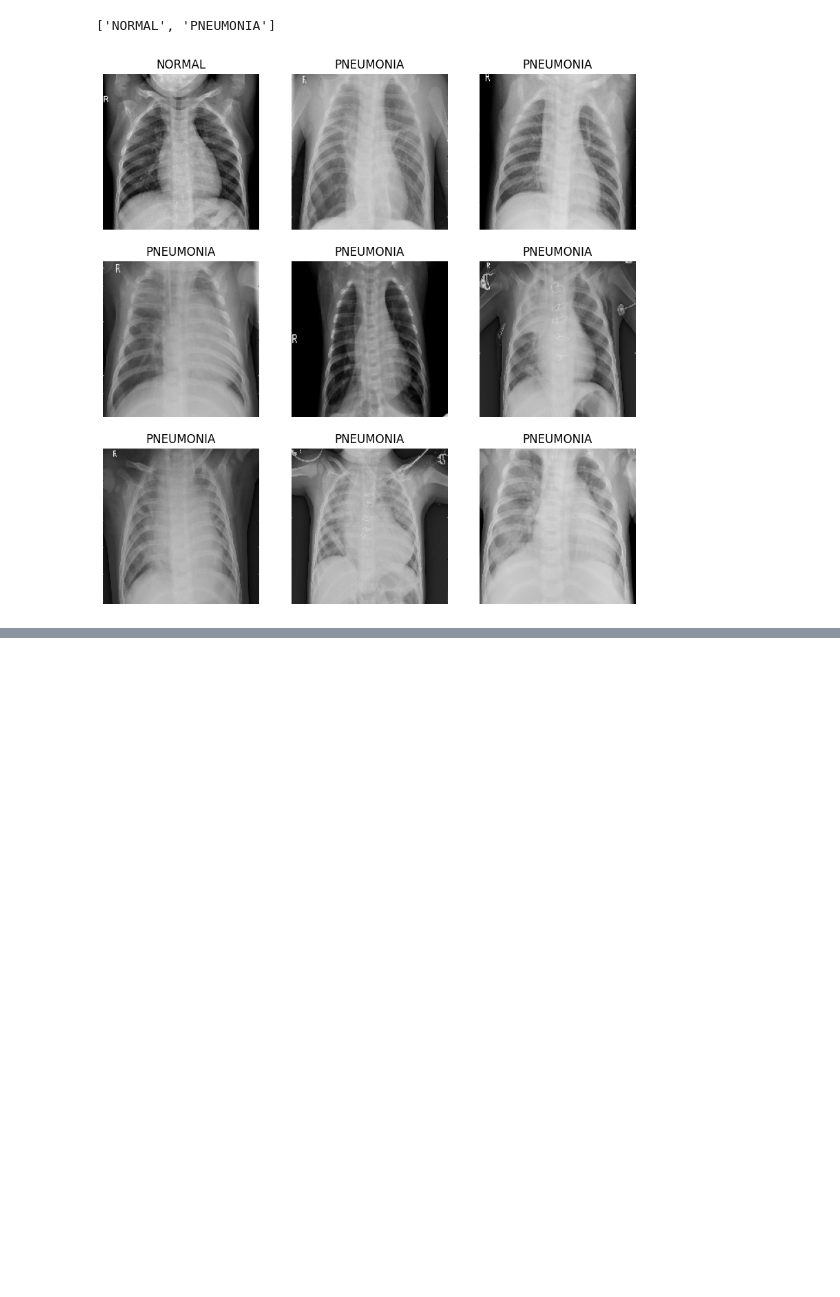
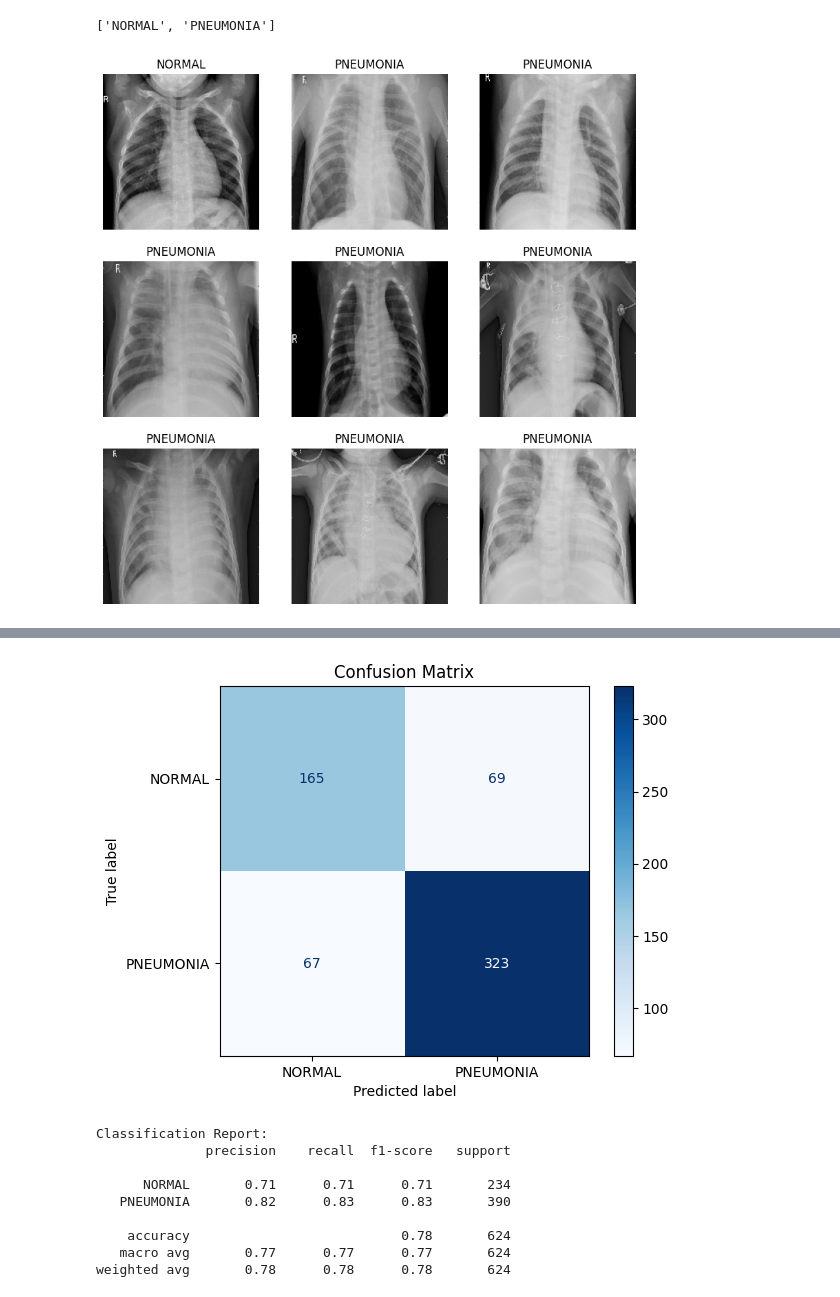
Before and after one commit to elfergl/Sboard, a Jupyter notebook: notebooks/chest_xray.ipynb, the cells around one changed output, grey strips where cells are left out. Drawn from its saved outputs; the diff is of its cells as text; code cells hidden in the pictures; blank space fills up the shorter version.

```diff
--- a/notebooks/chest_xray.ipynb
+++ b/notebooks/chest_xray.ipynb
@@ -182,0 +172,9 @@ Epoch 3/3
+# %%
+data_dir_test = "/content/data/chest_xray/chest_xray/test"
+test_ds = tf.keras.preprocessing.image_dataset_from_directory(
+    data_dir_test,
+    seed=123,
+    image_size=(img_height, img_width),
+    batch_size=batch_size)
+
+model.evaluate(test_ds)
@@ -258,0 +189,26 @@ Writing app.py
+# %%
+import numpy as np
+from sklearn.metrics import confusion_matrix, ConfusionMatrixDisplay, classification_report
+import matplotlib.pyplot as plt
+
+# Make predictions on test set
+y_true = []
+y_pred = []
+
+for images, labels in test_ds:
+    preds = model.predict(images)
+    preds = (preds > 0.5).astype("int32")  # Convert sigmoid outputs to binary predictions
+    y_true.extend(labels.numpy())
+    y_pred.extend(preds.flatten())
+
+# Compute and plot confusion matrix
+cm = confusion_matrix(y_true, y_pred)
+disp = ConfusionMatrixDisplay(confusion_matrix=cm, display_labels=class_names)
+disp.plot(cmap='Blues')
+plt.title("Confusion Matrix")
+plt.show()
+
+# Print classification report
+print("Classification Report:")
+print(classification_report(y_true, y_pred, target_names=class_names))
+# %% [output]
@@ -258,0 +235,10 @@ Writing app.py
+[figure, added]
+Classification Report:
+              precision    recall  f1-score   support
+
+      NORMAL       0.71      0.71      0.71       234
+   PNEUMONIA       0.82      0.83      0.83       390
+
+    accuracy                           0.78       624
+   macro avg       0.77      0.77      0.77       624
+weighted avg       0.78      0.78      0.78       624
```
Also changed, not shown: parts of 12 cells of this notebook.
